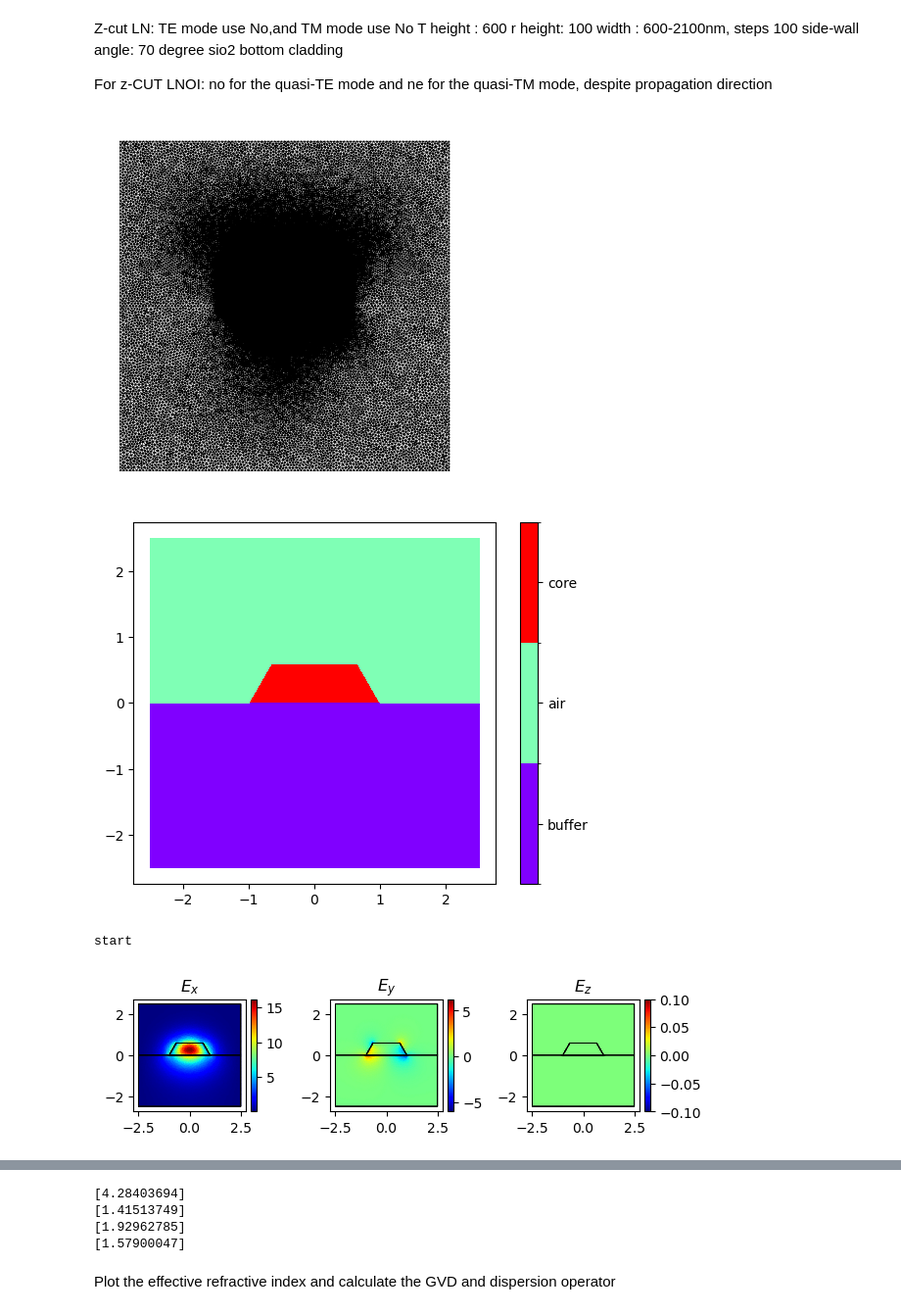
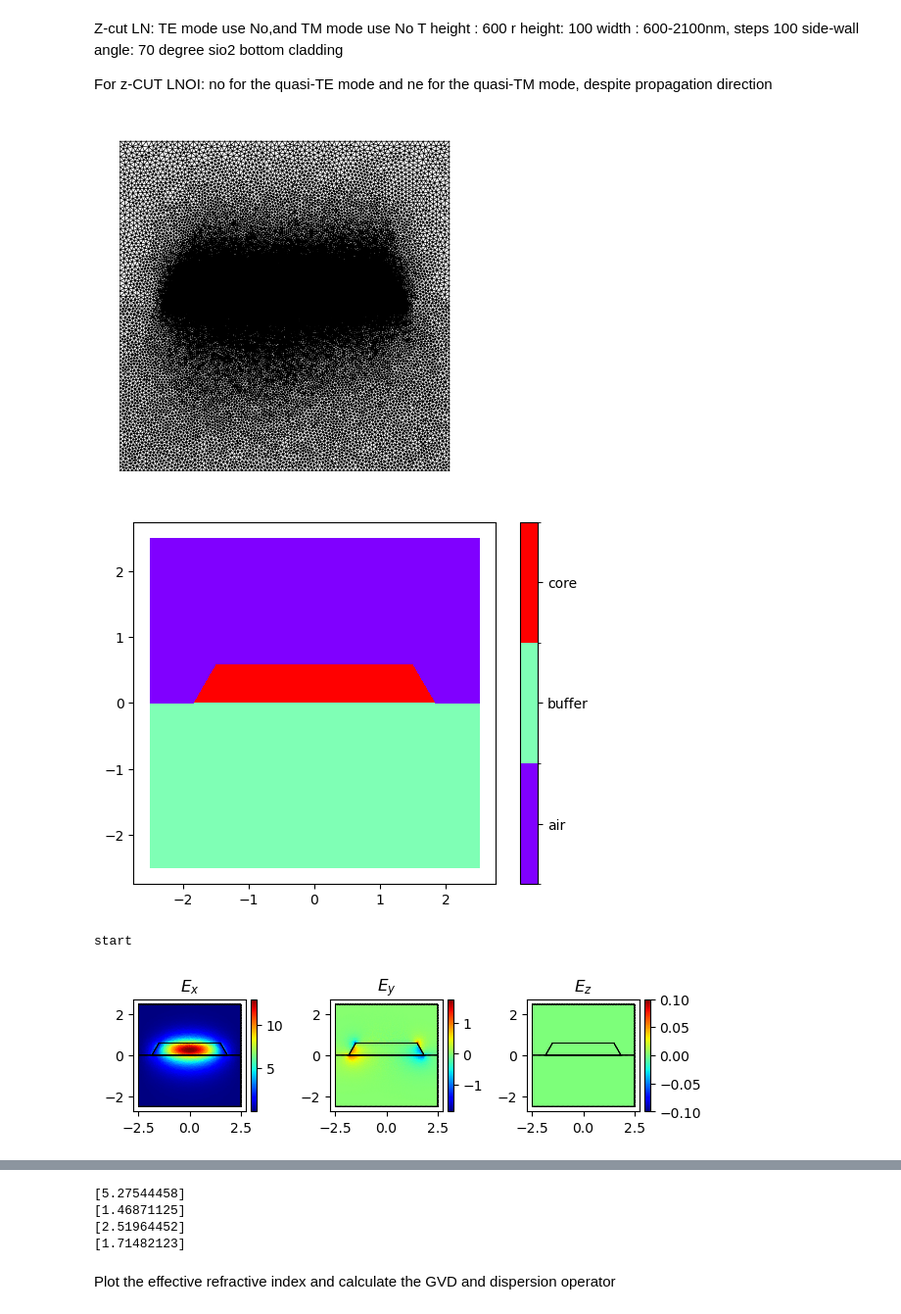
Before and after one commit to elizaleung830/SC-generation-stimulation, a Jupyter notebook: SCG_Stimulation/Benchmark/laserfun/Juanjuan 2019/code/Fig1n2.ipynb, the cells around one changed output, grey strips where cells are left out. Shown at 98% size. Saved outputs shown, nothing was run; the diff lists cells and outputs as text; code cells hidden in the pictures.

```diff
--- a/SCG_Stimulation/Benchmark/laserfun/Juanjuan 2019/code/Fig1n2.ipynb
+++ b/SCG_Stimulation/Benchmark/laserfun/Juanjuan 2019/code/Fig1n2.ipynb
@@ -37,7 +37,7 @@ n_air = n_Air
 
 # waveguide parameters
 #bottom_width = 2 # um
-top_width = 2
+top_width = 3
 box_height = 5
 triangle_height = 0.6
 triangle_width = triangle_height/ math.tan(60 * math.pi /180)
@@ -90,34 +90,34 @@ for wavelength in tqdm(wavelength_list):
 
     ## te mode
     modes_sorted = modes.sorted(key=lambda mode: -np.real(mode.n_eff))
     mode = modes_sorted[0]
     neff_list_te.append(np.real(mode.n_eff))
     aeff_list_te.append(mode.calculate_effective_area())
     mode.show(mode.E.real, direction = "x")
     modes_sorted[1].show(modes_sorted[1].E.real, direction = "x")
     modes_sorted[2].show(modes_sorted[2].E.real, direction = "x")
 
     ## tm mode
     modes_sorted = modes.sorted(key=lambda mode: -np.real(mode.tm_fraction))
     if modes_sorted[0].tm_fraction < 0.7:
         print(f"at {wavelength}um, mode has highest tm_fraction of f{modes_sorted[0].tm_fraction}")
     mode = modes_sorted[0]
     neff_list_tm.append(np.real(mode.n_eff))
     aeff_list_tm.append(mode.calculate_effective_area())
     mode.show(mode.H.real, direction = "x")
 
 neff_list_te = np.array(neff_list_te)
 aeff_list_te = np.array(aeff_list_te)
 
 neff_list_tm = np.array(neff_list_tm)
 aeff_list_tm = np.array(aeff_list_tm)
 wls = np.array(wavelength_list)
 print(aeff_list_tm)
 print(neff_list_tm)
 print(aeff_list_te)
 print(neff_list_te)
 # %% [output]
-[figure, old version]
+[figure, new version]
-[figure, old version]
+[figure, new version]
 start
-[figure, old version]
+[figure, new version]
@@ -127,7 +127,7 @@ start
-[4.28403694]
-[1.41513749]
-[1.92962785]
-[1.57900047]
+[5.27544458]
+[1.46871125]
+[2.51964452]
+[1.71482123]
 # %% [markdown]
 Plot the effective refractive index and calculate the GVD and dispersion operator
 # %%
```
Also changed, not shown: parts of 2 cells of this notebook, 10 other files.
